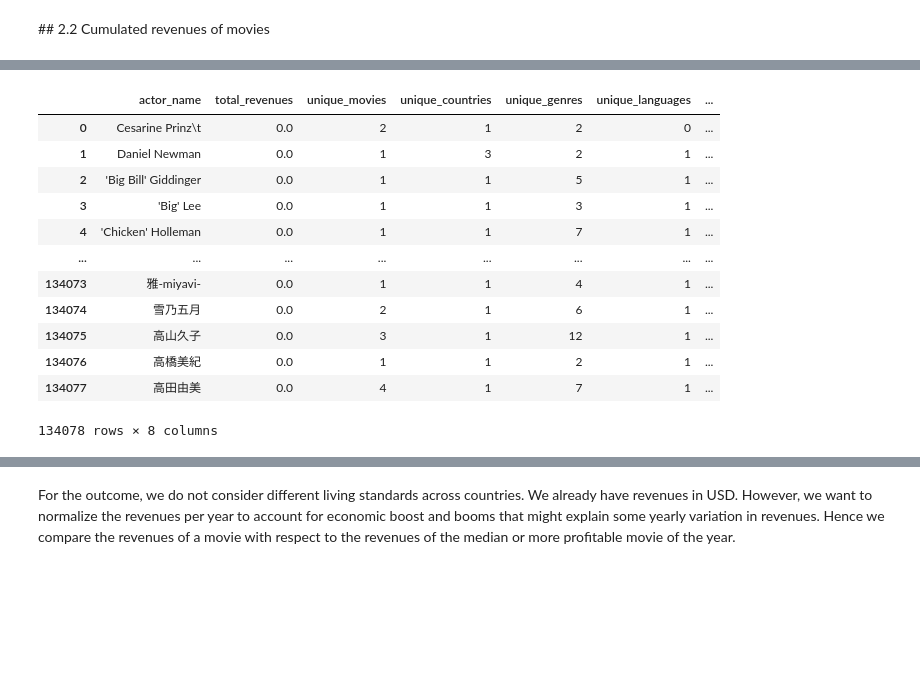
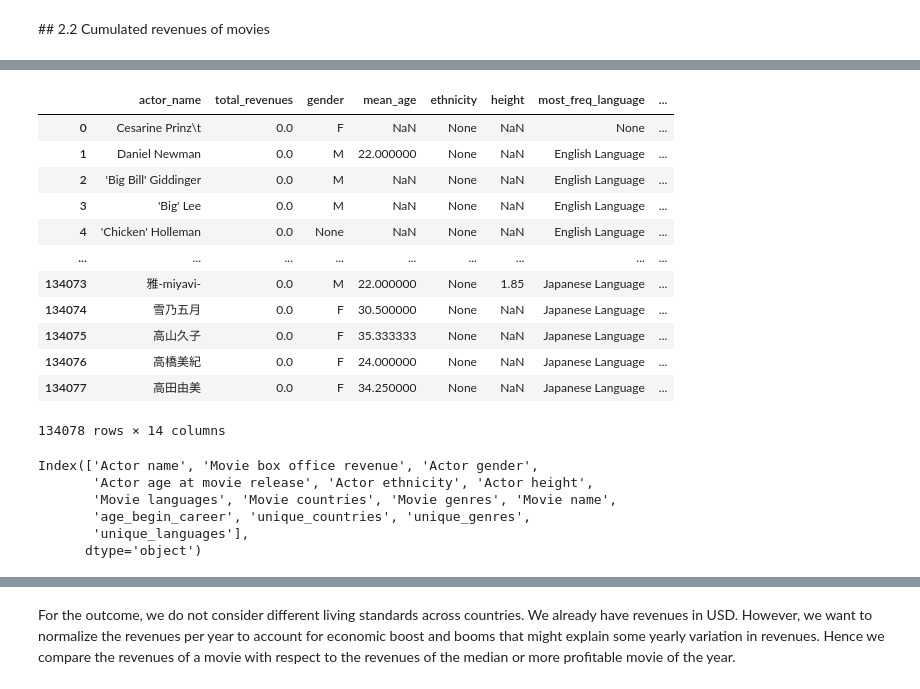
Before and after one commit to epfl-ada/ada-2023-project-datacuisiniers, a Jupyter notebook: Milestone3_Anaelle.ipynb, the cells around one changed output, grey strips where cells are left out. Saved outputs shown, nothing was run; the diff lists cells and outputs as text; code cells hidden in the pictures; blank space fills up the shorter version.

Commit message:
Addition of revenues part

```diff
--- a/Milestone3_Anaelle.ipynb
+++ b/Milestone3_Anaelle.ipynb
@@ -444,36 +504,15 @@ Hence, we isolate the following variables that might explain cumulated movie rev
 # %%
 actors_revenues = actors_movies.groupby('Actor name')
 
-# Custom aggregation function to get lists of unique values
-unique_list = lambda x: len(list(set(val for sublist in x for val in sublist)))
-
 # Aggregating the desired statistics
 actor_statistics = actors_revenues.agg({
-    'Movie box office revenue': 'sum',
-    'Movie name': 'nunique',
-    'Movie countries': unique_list,
-    'Movie genres': unique_list,
-    'Movie languages': unique_list,
+    'Movie box office revenue': lambda x: x.fillna(0).sum(),
+    'Actor gender': most_frequent_occ,
     'Actor age at movie release': 'mean',
-    'release date': 'mean'
+    'Actor ethnicity': most_frequent_occ,
+    'Actor height': most_frequent_occ,
+    'Movie languages': most_frequent_in_dictionary,
+    'Movie countries': most_frequent_in_dictionary,
+    'Movie genres': most_frequent_in_dictionary,
+    'Movie name': 'nunique'
 }).reset_index()
-
-# Renaming the columns for clarity
-actor_statistics.columns = ['actor_name', 'total_revenues', 'unique_movies', 'unique_countries', 'unique_genres', 'unique_languages', 'mean_age', 'mean_release']
-
-# Displaying the resulting DataFrame
-display(actor_statistics) # problem with zero revenues to solve
-# %% [output]
-|  | actor_name | total_revenues | unique_movies | unique_countries | unique_genres | unique_languages | ... |
-| 0 | Cesarine Prinz\t | 0.0 | 2 | 1 | 2 | 0 | ... |
-| 1 | Daniel Newman | 0.0 | 1 | 3 | 2 | 1 | ... |
-| 2 | 'Big Bill' Giddinger | 0.0 | 1 | 1 | 5 | 1 | ... |
-| 3 | 'Big' Lee | 0.0 | 1 | 1 | 3 | 1 | ... |
-| 4 | 'Chicken' Holleman | 0.0 | 1 | 1 | 7 | 1 | ... |
-| ... | ... | ... | ... | ... | ... | ... | ... |
-| 134073 | 雅-miyavi- | 0.0 | 1 | 1 | 4 | 1 | ... |
-| 134074 | 雪乃五月 | 0.0 | 2 | 1 | 6 | 1 | ... |
-| 134075 | 高山久子 | 0.0 | 3 | 1 | 12 | 1 | ... |
-| 134076 | 高橋美紀 | 0.0 | 1 | 1 | 2 | 1 | ... |
-| 134077 | 高田由美 | 0.0 | 4 | 1 | 7 | 1 | ... |
-134078 rows × 8 columns
@@ -481,0 +519,41 @@ actors_movies = actors_movies.merge(actor_statistics, left_on='Actor name', righ
+# %%
+# More statistics
+age_begin_career = actors_revenues['Actor age at movie release'].min()
+unique_countries = actors_revenues['Movie countries'].apply(count_unique) # doesnt work
+unique_genres = actors_revenues['Movie genres'].apply(count_unique)
+unique_languages = actors_revenues['Movie languages'].apply(count_unique)
+
+# We need precise mapping because they have other columns in common with different values, resulting in NaN
+actor_statistics['age_begin_career'] = actor_statistics['Actor name'].map(age_begin_career)
+actor_statistics['unique_countries'] = actor_statistics['Actor name'].map(unique_countries)
+actor_statistics['unique_genres'] = actor_statistics['Actor name'].map(unique_genres)
+actor_statistics['unique_languages'] = actor_statistics['Actor name'].map(unique_languages)
+# %%
+# Renaming the columns for clarity
+actor_statistics.columns = ['actor_name','total_revenues','gender','mean_age','ethnicity','height','most_freq_language','most_freq_country','most_freq_genre','unique_movies','age_begin_career','unique_countries','unique_genres','unique_languages']
+
+# Displaying the resulting DataFrame
+display(actor_statistics)
+# %% [output]
+|  | actor_name | total_revenues | gender | mean_age | ethnicity | height | most_freq_language | ... |
+| 0 | Cesarine Prinz\t | 0.0 | F | NaN | None | NaN | None | ... |
+| 1 | Daniel Newman | 0.0 | M | 22.000000 | None | NaN | English Language | ... |
+| 2 | 'Big Bill' Giddinger | 0.0 | M | NaN | None | NaN | English Language | ... |
+| 3 | 'Big' Lee | 0.0 | M | NaN | None | NaN | English Language | ... |
+| 4 | 'Chicken' Holleman | 0.0 | None | NaN | None | NaN | English Language | ... |
+| ... | ... | ... | ... | ... | ... | ... | ... | ... |
+| 134073 | 雅-miyavi- | 0.0 | M | 22.000000 | None | 1.85 | Japanese Language | ... |
+| 134074 | 雪乃五月 | 0.0 | F | 30.500000 | None | NaN | Japanese Language | ... |
+| 134075 | 高山久子 | 0.0 | F | 35.333333 | None | NaN | Japanese Language | ... |
+| 134076 | 高橋美紀 | 0.0 | F | 24.000000 | None | NaN | Japanese Language | ... |
+| 134077 | 高田由美 | 0.0 | F | 34.250000 | None | NaN | Japanese Language | ... |
+134078 rows × 14 columns
+# %%
+actor_statistics.columns
+# %% [output]
+Index(['Actor name', 'Movie box office revenue', 'Actor gender',
+       'Actor age at movie release', 'Actor ethnicity', 'Actor height',
+       'Movie languages', 'Movie countries', 'Movie genres', 'Movie name',
+       'age_begin_career', 'unique_countries', 'unique_genres',
+       'unique_languages'],
+      dtype='object')
```
Also changed, not shown: parts of 31 cells of this notebook.
